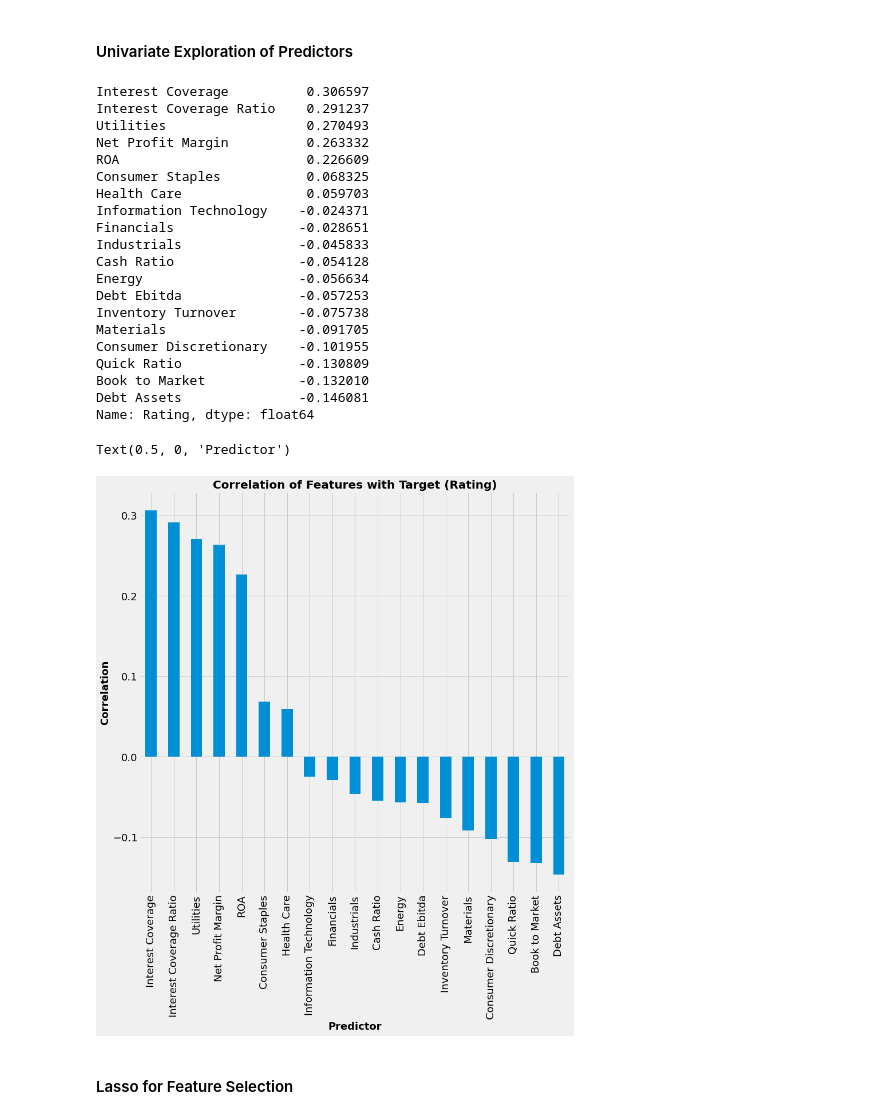
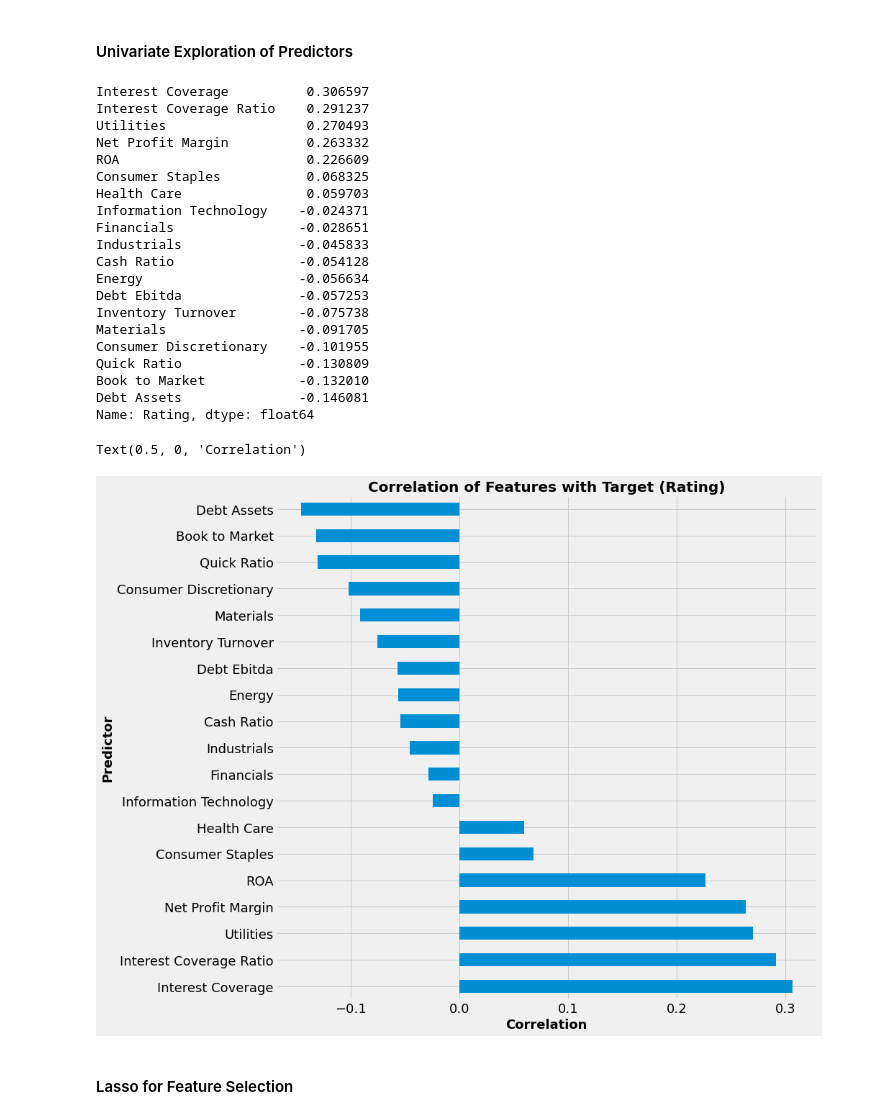
Before and after one commit to acremins1/SCL-and-Comps-Analysis, a Jupyter notebook: sury_hw2/Final Code.ipynb, the cells around one changed output. Drawn from its saved outputs; the diff is of its cells as text; code cells hidden in the pictures.

```diff
--- a/sury_hw2/Final Code.ipynb
+++ b/sury_hw2/Final Code.ipynb
@@ -109,38 +105,38 @@ Text(0.5, 1.0, 'Correlation Heatmap')
 # %%
 # Correlation of each feature with the target variable (rating)
 data = X.copy()
 data['Rating'] = y
 plt.figure(figsize=(12, 12))
 corr = data.corr()
 corr.sort_values(["Rating"], ascending = False, inplace = True)
 print(corr.Rating[1:])
-corr.Rating[1:].plot(kind='bar')
+corr.Rating[1:].plot(kind='barh')
 plt.title("Correlation of Features with Target (Rating)")
-plt.ylabel('Correlation')
-plt.xlabel('Predictor')
+plt.ylabel('Predictor')
+plt.xlabel('Correlation')
 # %% [output]
 Interest Coverage          0.306597
 Interest Coverage Ratio    0.291237
 Utilities                  0.270493
 Net Profit Margin          0.263332
 ROA                        0.226609
 Consumer Staples           0.068325
 Health Care                0.059703
 Information Technology    -0.024371
 Financials                -0.028651
 Industrials               -0.045833
 Cash Ratio                -0.054128
 Energy                    -0.056634
 Debt Ebitda               -0.057253
 Inventory Turnover        -0.075738
 Materials                 -0.091705
 Consumer Discretionary    -0.101955
 Quick Ratio               -0.130809
 Book to Market            -0.132010
 Debt Assets               -0.146081
 Name: Rating, dtype: float64
-Text(0.5, 0, 'Predictor')
+Text(0.5, 0, 'Correlation')
-[figure, old version]
+[figure, new version]
 # %% [markdown]
 #### Lasso for Feature Selection
 # %% [markdown]
```
Also changed, not shown: parts of 14 cells of this notebook.
